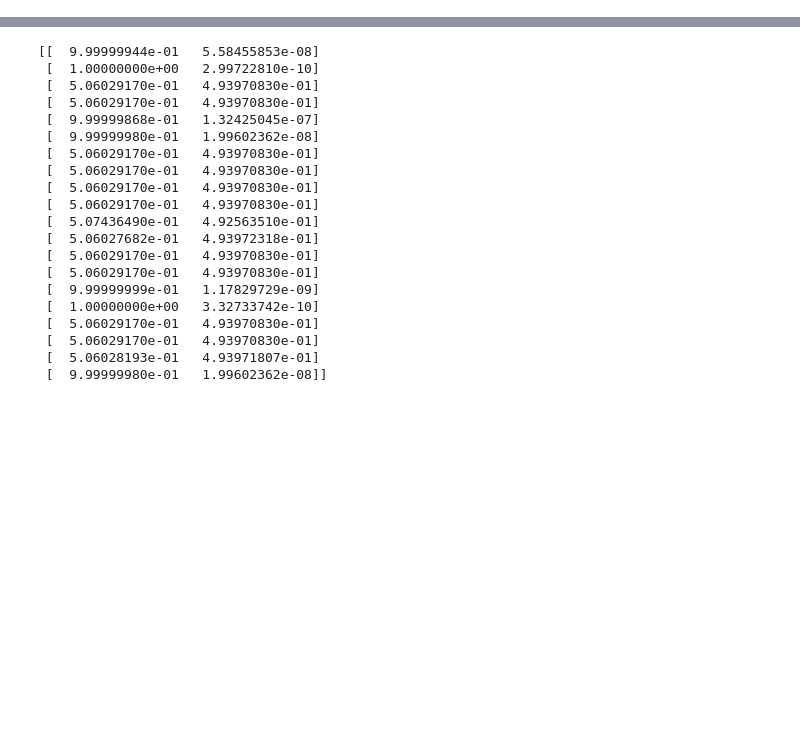
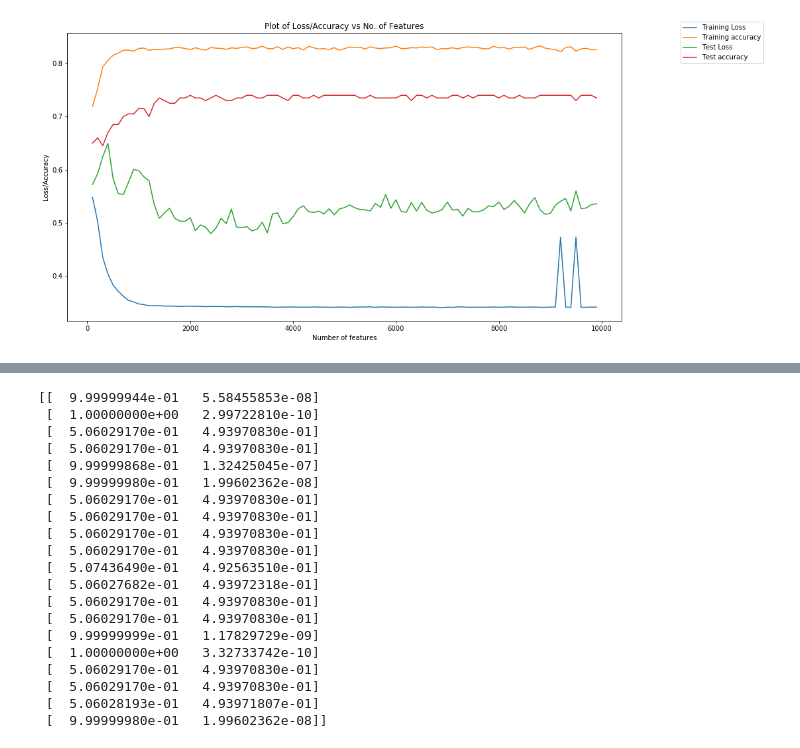
Before and after one commit to pankajb64/wf_attacks_evaluation, a Jupyter notebook: WF Trial.ipynb, the cells around one changed output, grey strips where cells are left out. Cells and saved outputs as stored; diff of their text form; code cells hidden in the pictures; blank space fills up the shorter version.

Commit message:
Refactored code into functions, added feature to plot

```diff
--- a/WF Trial.ipynb
+++ b/WF Trial.ipynb
@@ -210,5 +206,3 @@ Trainable params: 4,248,738
 Non-trainable params: 0
 _________________________________________________________________
 None
-# %%
-model.fit(X_tr, y_tr, batch_size=32, epochs=10)
@@ -241,0 +226,19 @@ model.evaluate(X_ts, y_ts, batch_size=200)
+# %%
+def batch(feat_0_path, feat_1_path, num_test, start_feat, end_feat, step_feat=100):
+    tr_loss = []; tr_acc = []; ts_loss = []; ts_acc = []
+    for feat in xrange(start_feat, end_feat, step_feat):
+        print "Starting run - max_feat_count = %d"%feat
+        l_tr, a_tr, l_ts, a_ts = run(feat_0_path, feat_1_path, feat, num_test)
+        tr_loss.append(l_tr)
+        tr_acc.append(a_tr)
+        ts_loss.append(l_ts)
+        ts_acc.append(a_ts)
+    return tr_loss, tr_acc, ts_loss, ts_acc
+# %%
+feat_0_path='data/mon_exp/feat/0'
+feat_1_path='data/mon_exp/feat/1'
+num_test=100
+start_feat = 100
+end_feat = 10000
+step_feat = 100
+tr_loss, tr_acc, ts_loss, ts_acc = batch(feat_0_path, feat_1_path, num_test, start_feat, end_feat, step_feat)
@@ -242,3 +263,29 @@ model.evaluate(X_ts, y_ts, batch_size=200)
+# %%
+plt.rcParams['figure.figsize'] = (15, 8)
+
+f = np.arange(start_feat, end_feat, step_feat)
+
+#plt.subplot(221)
+plt.plot(f, tr_loss, label='Training Loss')
+
+#plt.subplot(222)
+plt.plot(f, tr_acc, label='Training accuracy')
+
+#plt.subplot(223)
+plt.plot(f, ts_loss, label='Test Loss')
+
+#plt.subplot(224)
+plt.plot(f, ts_acc, label='Test accuracy')
+
+plt.legend(bbox_to_anchor=(1.1, 1.05))
+
+plt.xlabel("Number of features")
+plt.ylabel("Loss/Accuracy")
+plt.title("Plot of Loss/Accuracy vs No. of Features")
+
+plt.show()
+# %% [output]
+[figure, added]
 # %%
 print model.predict(X_ts[0:20])
 # %% [output]
```
Also changed, not shown: parts of 19 cells of this notebook, 2 other files.
